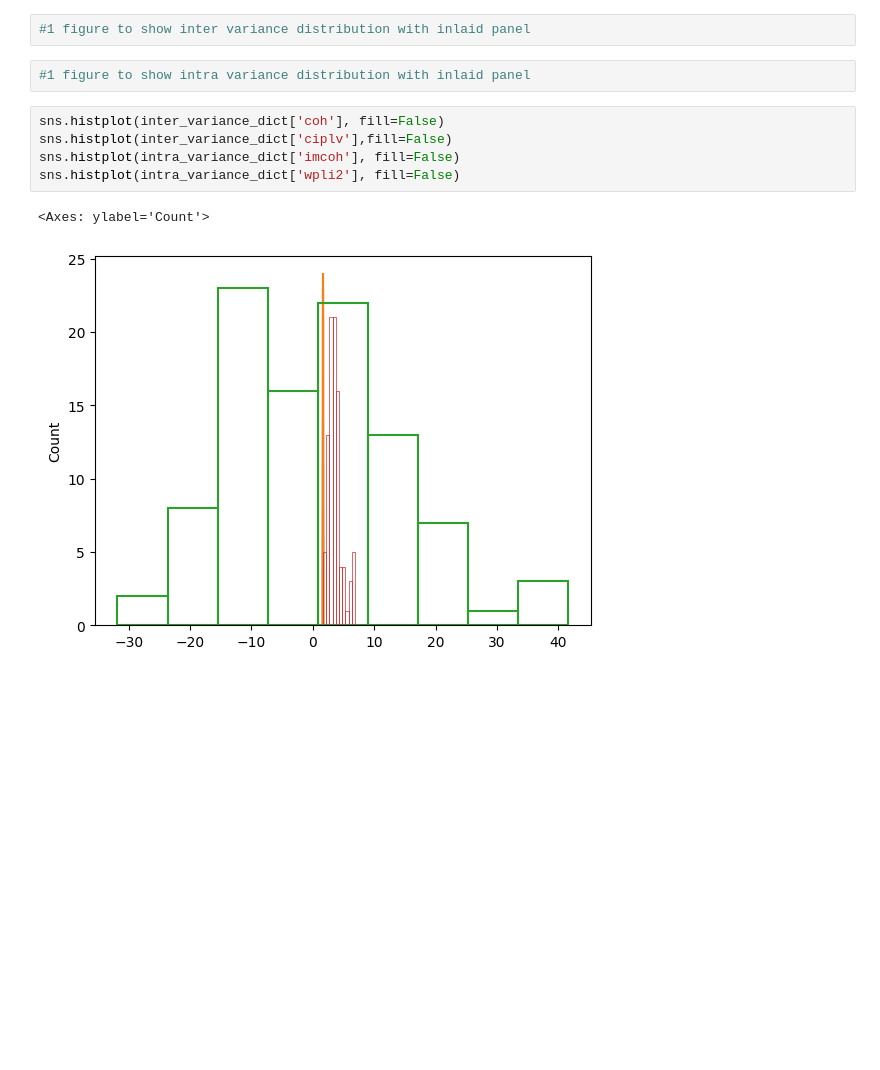
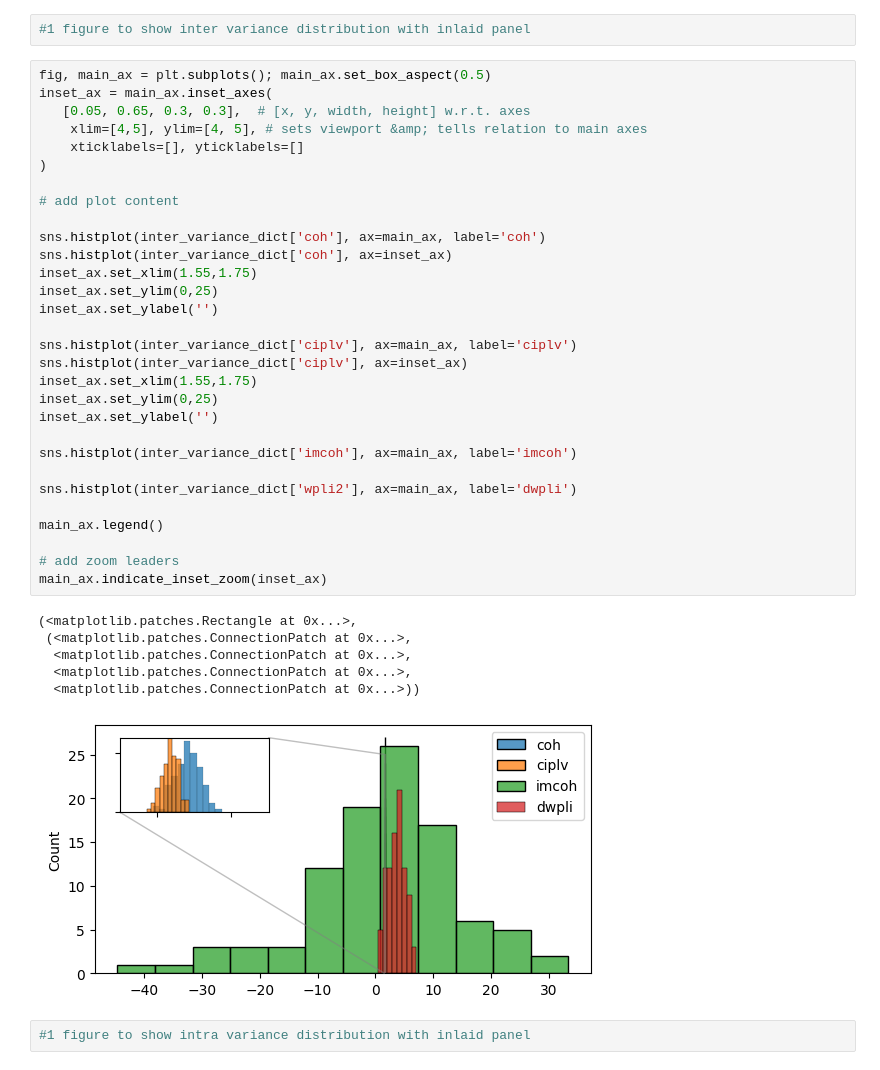
Before and after one commit to dsrishyla/Connectivity_EEG_benchmarking_manuscript, a Jupyter notebook: real_variance_functional.ipynb, the cells around one changed output. Saved outputs shown, nothing was run; the diff lists cells and outputs as text; blank space fills up the shorter version.

```diff
--- a/real_variance_functional.ipynb
+++ b/real_variance_functional.ipynb
@@ -343,12 +347,41 @@ AttributeError: 'list' object has no attribute 'xaxis'
 # %%
 #1 figure to show inter variance distribution with inlaid panel
-# %%
-#1 figure to show intra variance distribution with inlaid panel
 # %%
-sns.histplot(inter_variance_dict['coh'], fill=False)
-sns.histplot(inter_variance_dict['ciplv'],fill=False)
-sns.histplot(intra_variance_dict['imcoh'], fill=False)
-sns.histplot(intra_variance_dict['wpli2'], fill=False)
+fig, main_ax = plt.subplots(); main_ax.set_box_aspect(0.5)
+inset_ax = main_ax.inset_axes(
+   [0.05, 0.65, 0.3, 0.3],  # [x, y, width, height] w.r.t. axes
+    xlim=[4,5], ylim=[4, 5], # sets viewport &amp; tells relation to main axes
+    xticklabels=[], yticklabels=[]
+)
+
+# add plot content
+
+sns.histplot(inter_variance_dict['coh'], ax=main_ax, label='coh')
+sns.histplot(inter_variance_dict['coh'], ax=inset_ax)
+inset_ax.set_xlim(1.55,1.75)
+inset_ax.set_ylim(0,25)
+inset_ax.set_ylabel('')
+
+sns.histplot(inter_variance_dict['ciplv'], ax=main_ax, label='ciplv')
+sns.histplot(inter_variance_dict['ciplv'], ax=inset_ax)
+inset_ax.set_xlim(1.55,1.75)
+inset_ax.set_ylim(0,25)
+inset_ax.set_ylabel('')
+
+sns.histplot(inter_variance_dict['imcoh'], ax=main_ax, label='imcoh')
+
+sns.histplot(inter_variance_dict['wpli2'], ax=main_ax, label='dwpli')
+
+main_ax.legend()
+
+# add zoom leaders
+main_ax.indicate_inset_zoom(inset_ax)
 # %% [output]
-<Axes: ylabel='Count'>
+(<matplotlib.patches.Rectangle at 0x...>,
+ (<matplotlib.patches.ConnectionPatch at 0x...>,
+  <matplotlib.patches.ConnectionPatch at 0x...>,
+  <matplotlib.patches.ConnectionPatch at 0x...>,
+  <matplotlib.patches.ConnectionPatch at 0x...>))
-[figure, old version]
+[figure, new version]
+# %%
+#1 figure to show intra variance distribution with inlaid panel
```
Also changed, not shown: parts of 6 cells of this notebook, 1 other file.
